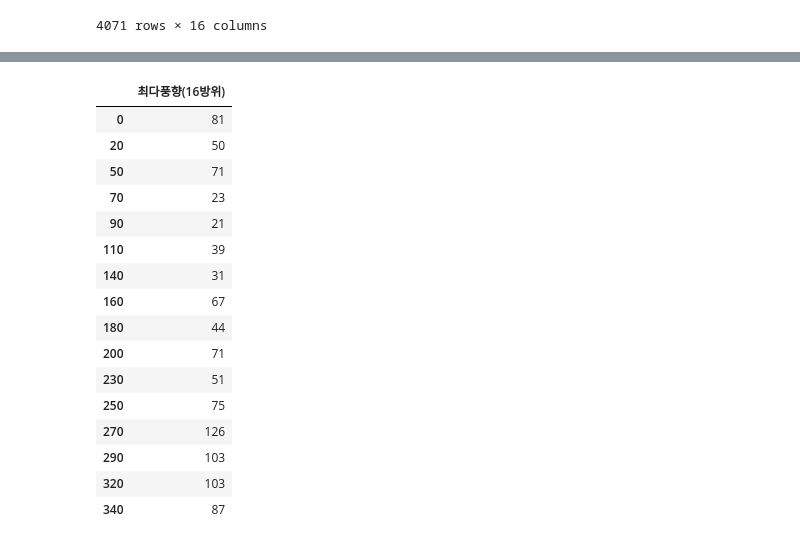
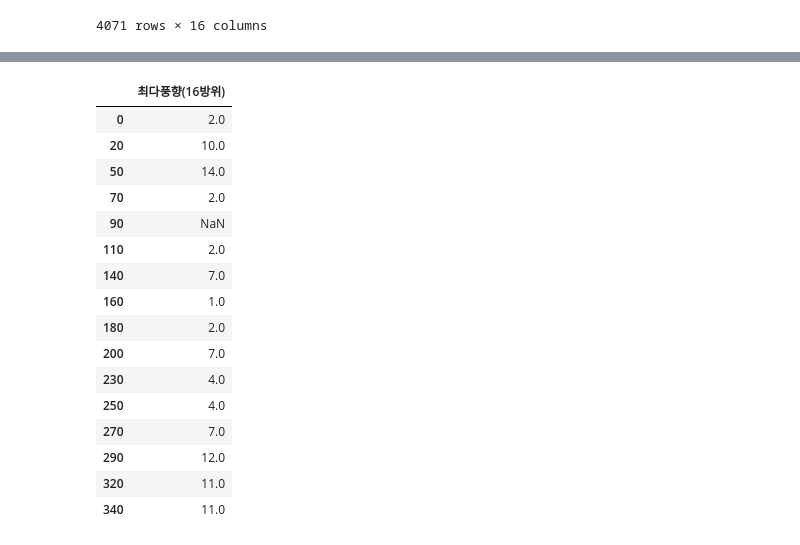
Before and after one commit to KimYeonWook511/PM10_Analysis, a Jupyter notebook: Code/PM10_Analysis.ipynb, the cells around one changed output, grey strips where cells are left out. Saved outputs shown, nothing was run; the diff lists cells and outputs as text; code cells hidden in the pictures.

```diff
--- a/Code/PM10_Analysis.ipynb
+++ b/Code/PM10_Analysis.ipynb
@@ -545,3 +565,8 @@ memory usage: 2.3+ MB
 weather_df['년'] = weather_df['년'].astype(str)
 weather_df['월'] = weather_df['월'].astype(str)
 weather_df['일'] = weather_df['일'].astype(str)
+
+# 최다풍향(16방위) 열의 타입을 int형으로 변경
+weather_df['최다풍향(16방위)'] = weather_df['최다풍향(16방위)'].astype(int)
+
+weather_df.info()
@@ -634,6 +651,9 @@ for area in weather_df['지점명'].unique():
       dic = {'지점명':area, '년':year, '월':month, '월합강수량(mm)':round(df['일강수량(mm)'].sum(), 2), '평균풍속(m/s)':round(df['평균풍속(m/s)'].mean(), 2), '최다풍향(16방위)':df['최다풍향(16방위)'].value_counts().index[0]}
       my_df = my_df.append(dic, ignore_index = True)
 
+my_df['최다풍향(16방위)'] = my_df['최다풍향(16방위)'].astype(int) # numpy.int64형태의 value가 object로 변화됨 이유모름.
 weather_df = my_df # 일일 날씨 데이터프레임을 월 날씨 데이터프레임으로 변경
+
+print(weather_df.info())
 weather_df
 # %% [output]
@@ -657,4 +691,5 @@ weather_df
 # %%
 # 16방위 변수들
 eng_16 = ['N', 'NNE', 'NE', 'ENE', 'E', 'ESE', 'SE', 'SSE', 'S', 'SSW', 'SW', 'WSW', 'W', 'WNW', 'NW', 'NNW']
+deg_16 = [0, 20, 50, 70, 90, 110, 140, 160, 180, 200, 230, 250, 270, 290, 320, 340]
 # %%
@@ -773,28 +809,33 @@ for area in avgPM10_df.index:
 # %%
 # 풍향별 미세먼지 농도
 # 11주차 19p line_polar(레이더 차트)
 
-########## 우선 2010년 데이터 가공
-my_sr = weather_df.loc[weather_df['년'] == '2010', '최다풍향(16방위)'].value_counts() # 고유값 개수 시리즈 저장
-my_sr.rename(index = {360 : 0}, inplace = True) # 정렬을 위한 360도(북, N)를 0도로 변경
+########## 우선 2020년 데이터 가공
+my_sr = weather_df.loc[weather_df['년'] == '2020', '최다풍향(16방위)'].value_counts() # 고유값 개수 시리즈 저장
+my_sr.rename(index = {360 : 0}, inplace = True) # 정렬을 위해 360도(북, N)를 0도로 변경
 my_sr.sort_index(inplace = True) # eng_16에 맞게 정렬
-my_df = pd.DataFrame(my_sr, index = my_sr.index, columns = ['최다풍향(16방위)']) # 출력을 위한 데이터프레임 생성
+# my_df = pd.DataFrame(my_sr, index = my_sr.index, columns = ['최다풍향(16방위)']) # 출력을 위한 데이터프레임 생성
+my_df = pd.DataFrame(my_sr, index = deg_16, columns = ['최다풍향(16방위)'])
+## 이 사이는 굳이 안 해줘도 될 거 같음
+# my_df.fillna(0, inplace = True) # 결측치 표준화(??)
+# my_df['최다풍향(16방위)'] = my_df['최다풍향(16방위)'].astype(int) # 결측치가 존재했을 경우 float형이므로 int로 형변환 해줌
+## -----------------------------------
 my_df
 # %% [output]
 |  | 최다풍향(16방위) |
-| 0 | 81 |
-| 20 | 50 |
-| 50 | 71 |
-| 70 | 23 |
-| 90 | 21 |
-| 110 | 39 |
-| 140 | 31 |
-| 160 | 67 |
-| 180 | 44 |
-| 200 | 71 |
-| 230 | 51 |
-| 250 | 75 |
-| 270 | 126 |
-| 290 | 103 |
-| 320 | 103 |
-| 340 | 87 |
+| 0 | 2.0 |
+| 20 | 10.0 |
+| 50 | 14.0 |
+| 70 | 2.0 |
+| 90 | NaN |
+| 110 | 2.0 |
+| 140 | 7.0 |
+| 160 | 1.0 |
+| 180 | 2.0 |
+| 200 | 7.0 |
+| 230 | 4.0 |
+| 250 | 4.0 |
+| 270 | 7.0 |
+| 290 | 12.0 |
+| 320 | 11.0 |
+| 340 | 11.0 |
```
Also changed, not shown: parts of 37 cells of this notebook.
